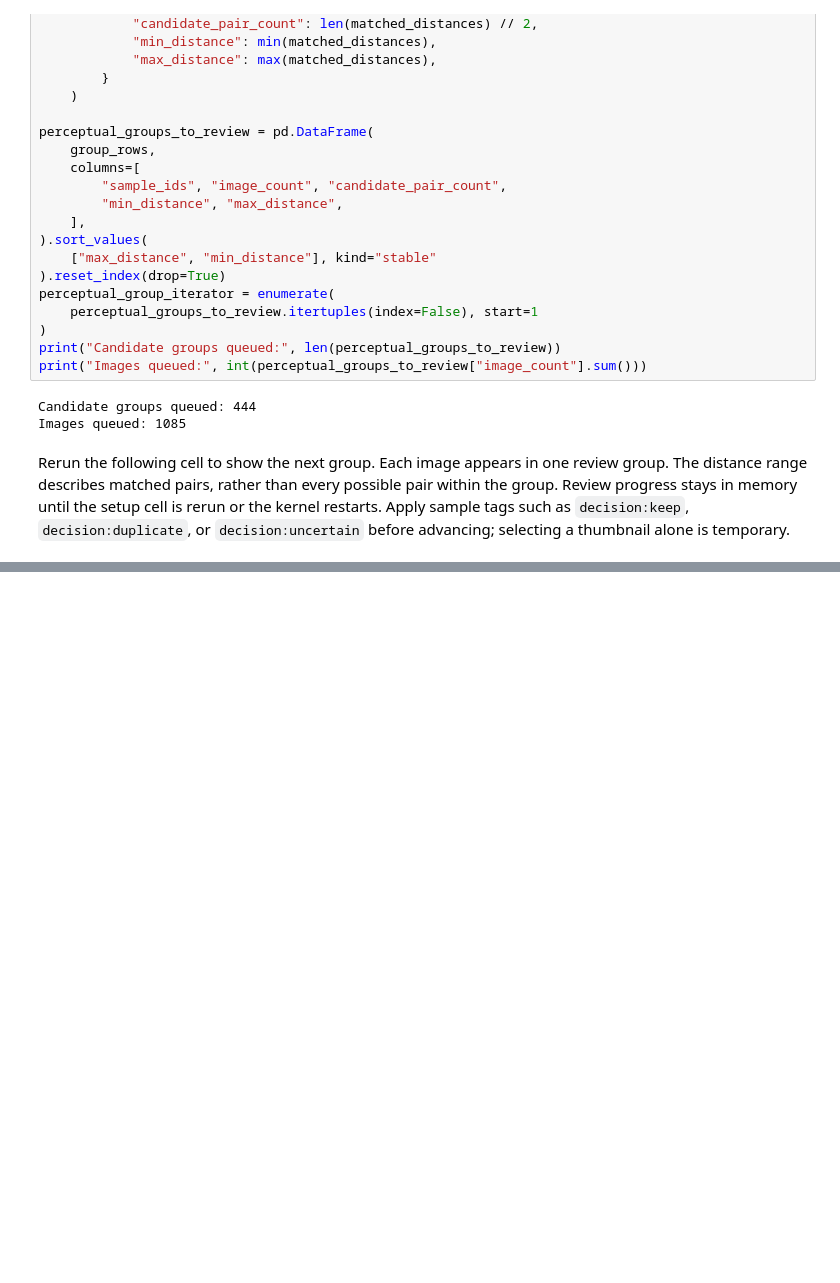
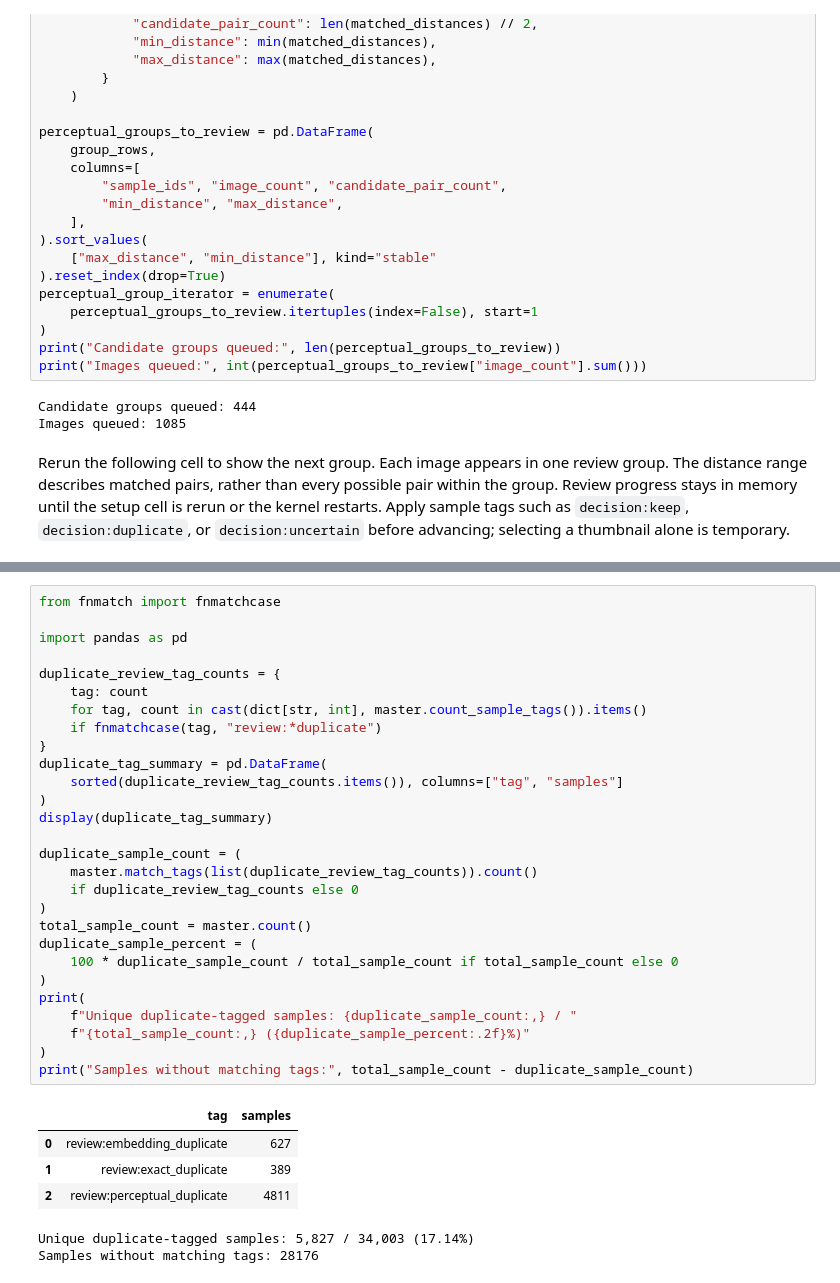
Before and after one commit to clymber/object_detection, a Jupyter notebook: dataset/notebooks/nb01.07-ball_detect_dataset/nb01.07.02-deduplicate.ipynb, the cells around one changed output, grey strips where cells are left out. Cells and saved outputs as stored; diff of their text form; blank space fills up the shorter version.

```diff
--- a/dataset/notebooks/nb01.07-ball_detect_dataset/nb01.07.02-deduplicate.ipynb
+++ b/dataset/notebooks/nb01.07-ball_detect_dataset/nb01.07.02-deduplicate.ipynb
@@ -565,0 +675,35 @@ session.show()
+# %%
+from fnmatch import fnmatchcase
+
+import pandas as pd
+
+duplicate_review_tag_counts = {
+    tag: count
+    for tag, count in cast(dict[str, int], master.count_sample_tags()).items()
+    if fnmatchcase(tag, "review:*duplicate")
+}
+duplicate_tag_summary = pd.DataFrame(
+    sorted(duplicate_review_tag_counts.items()), columns=["tag", "samples"]
+)
+display(duplicate_tag_summary)
+
+duplicate_sample_count = (
+    master.match_tags(list(duplicate_review_tag_counts)).count()
+    if duplicate_review_tag_counts else 0
+)
+total_sample_count = master.count()
+duplicate_sample_percent = (
+    100 * duplicate_sample_count / total_sample_count if total_sample_count else 0
+)
+print(
+    f"Unique duplicate-tagged samples: {duplicate_sample_count:,} / "
+    f"{total_sample_count:,} ({duplicate_sample_percent:.2f}%)"
+)
+print("Samples without matching tags:", total_sample_count - duplicate_sample_count)
+# %% [output]
+|  | tag | samples |
+| 0 | review:embedding_duplicate | 627 |
+| 1 | review:exact_duplicate | 389 |
+| 2 | review:perceptual_duplicate | 4811 |
+Unique duplicate-tagged samples: 5,827 / 34,003 (17.14%)
+Samples without matching tags: 28176
```
Also changed, not shown: parts of 20 cells of this notebook, 1 other file.
